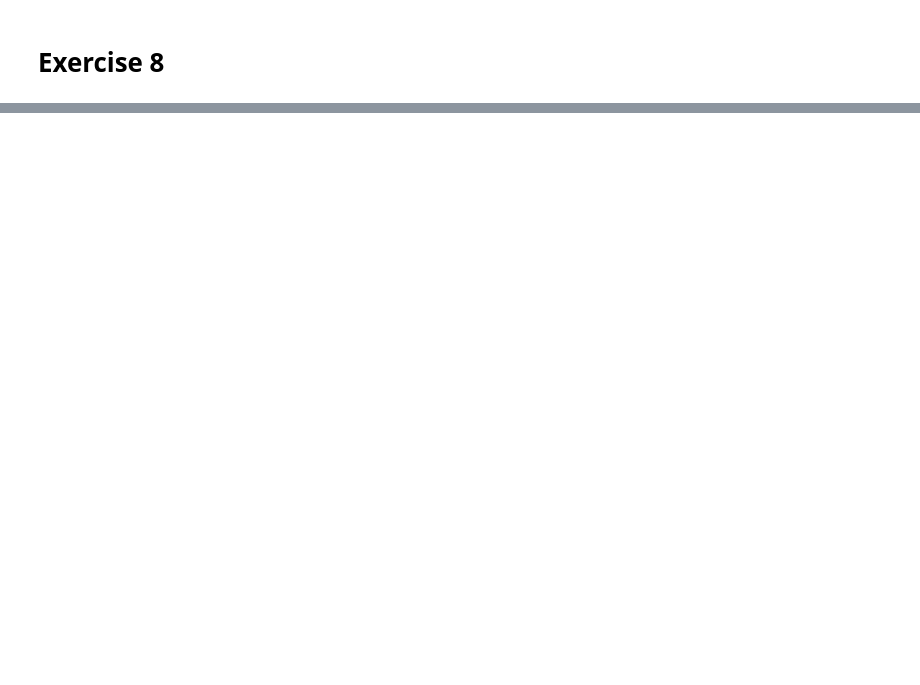
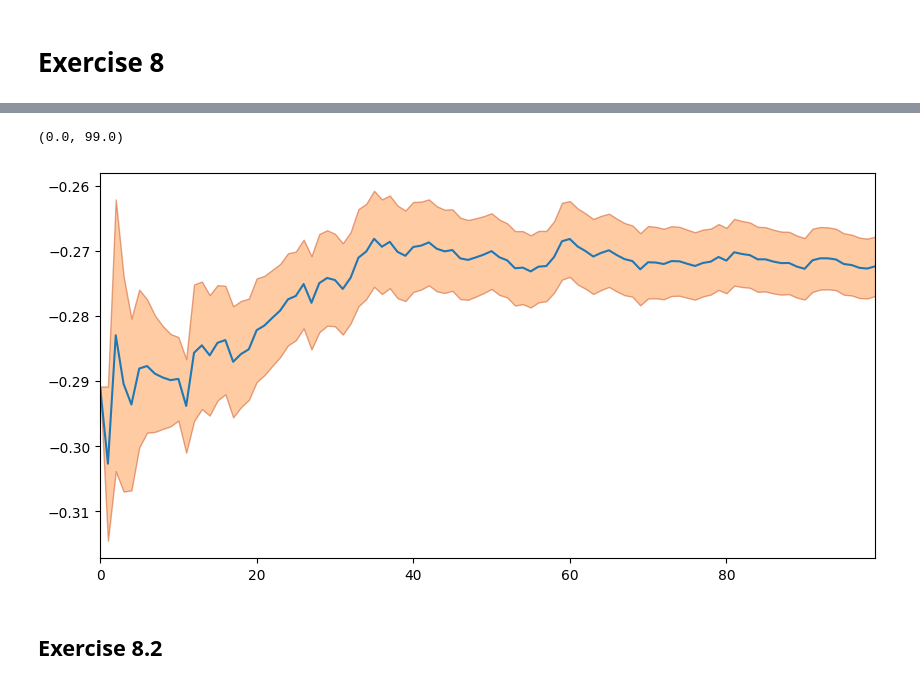
Before and after one commit to Giac97/Simulazione-Numerica, a Jupyter notebook: notebooks/Exercise 8/Exercise 08 - Analysis.ipynb, the cells around one changed output, grey strips where cells are left out. Saved outputs shown, nothing was run; the diff lists cells and outputs as text; code cells hidden in the pictures; blank space fills up the shorter version.

```diff
--- a/notebooks/Exercise 8/Exercise 08 - Analysis.ipynb
+++ b/notebooks/Exercise 8/Exercise 08 - Analysis.ipynb
@@ -27,0 +87,12 @@ x = np.loadtxt("points.dat", unpack = True)
+# %%
+block, E, E_avg, E_err = np.loadtxt("./output_0.6/energy.out", unpack = True)
+# %%
+plt.figure(figsize = (10,5))
+plt.plot(block, E_avg)
+plt.fill_between(block, E_avg-E_err,  E_avg+E_err, alpha=0.5, edgecolor='#CC4F1B', facecolor='#FF9848')
+plt.xlim((0, 99))
+# %% [output]
+(0.0, 99.0)
+[figure, added]
+# %% [markdown]
+## Exercise 8.2
```
Also changed, not shown: parts of 16 cells of this notebook, 24 other files.
